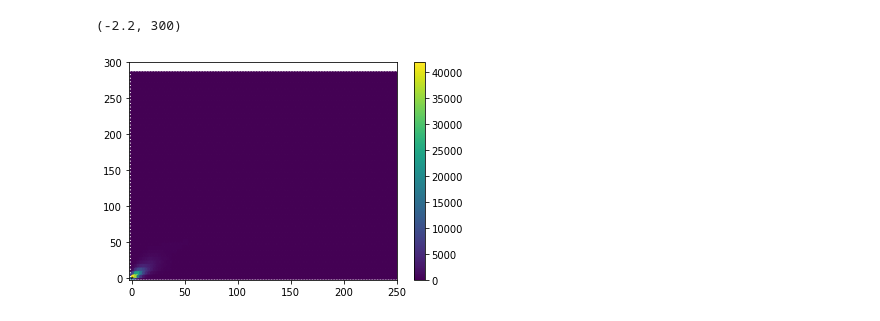
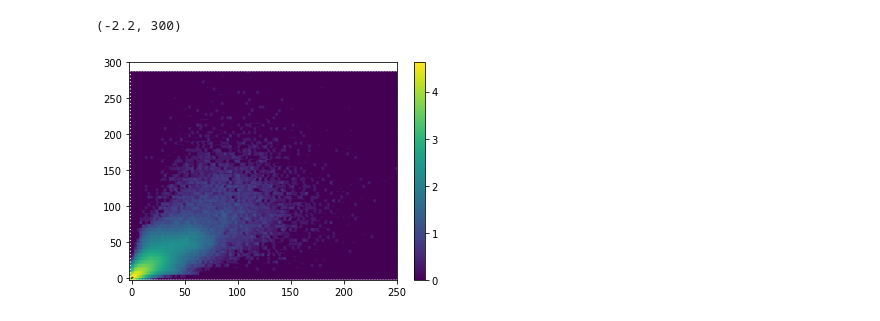
Before and after one commit to SNaGLab/Cognitive-Parcellation, a Jupyter notebook: code/models/alexnet_step_2.ipynb, the cells around one changed output. Saved outputs shown, nothing was run; the diff lists cells and outputs as text; code cells hidden in the pictures.

Commit message:
Fixed Graphs

```diff
--- a/code/models/alexnet_step_2.ipynb
+++ b/code/models/alexnet_step_2.ipynb
@@ -402,20 +401,24 @@ from sklearn.cluster import KMeans
 from sklearn.cluster import SpectralClustering
 from sklearn.cluster import AgglomerativeClustering
 from sklearn.cluster import Birch
+from sklearn.cluster import DBSCAN
 from sklearn.mixture import GaussianMixture
 import genieclust
+import hdbscan
 
-j = 16 #Set this value from scree plot!
-method = 'Single'
+j = 7 #Set this value from scree plot!
+method = 'Genie'
 print j
+#clf = hdbscan.HDBSCAN(min_cluster_size=j, gen_min_span_tree=True)
+#clf = DBSCAN(eps=5.443)
 #clf = KMeans(n_clusters=j,random_state=143)
 #clf= SpectralClustering(n_clusters=j,random_state=143)
-clf =  AgglomerativeClustering(n_clusters=j, linkage='single')
+#clf =  AgglomerativeClustering(n_clusters=j, linkage='ward')
 #clf = Birch(branching_factor=50, n_clusters=j, threshold=0.5,compute_labels=True)
 #clf = GaussianMixture(n_components=j, covariance_type='full',random_state=143)
-#clf= genieclust.genie.Genie(n_clusters=j)
+clf= genieclust.genie.Genie(n_clusters=j)
 y_pred = clf.fit_predict(X_new)
-#print clf.labels_
+print set(y_pred)
 #Z = clf.predict(X)
 
 for label in set(y_pred):
@@ -647,17 +694,17 @@ fig.tight_layout()
 # %%
 fig, ax = plt.subplots()
 lims = [
     np.min([ax.get_xlim(), ax.get_ylim()]),  # min of both axes
     np.max([ax.get_xlim(), ax.get_ylim()]),  # max of both axes
 ]
 ax.plot(lims, lims, 'k-', alpha=0.75)
-hb =  ax.hexbin(X[:,0],X[:,1])
+hb =  ax.hexbin(X[:,0],X[:,1],bins='log')
 fig.colorbar(hb)
 plt.xlim([-2.2,250])
 plt.ylim([-2.2,300])
 # %% [output]
 (-2.2, 300)
-[figure, old version]
+[figure, new version]
 # %%
 fig, ax = plt.subplots()
 ax.scatter(X[:,0],X[:,1])
```
Also changed, not shown: parts of 13 cells of this notebook.
